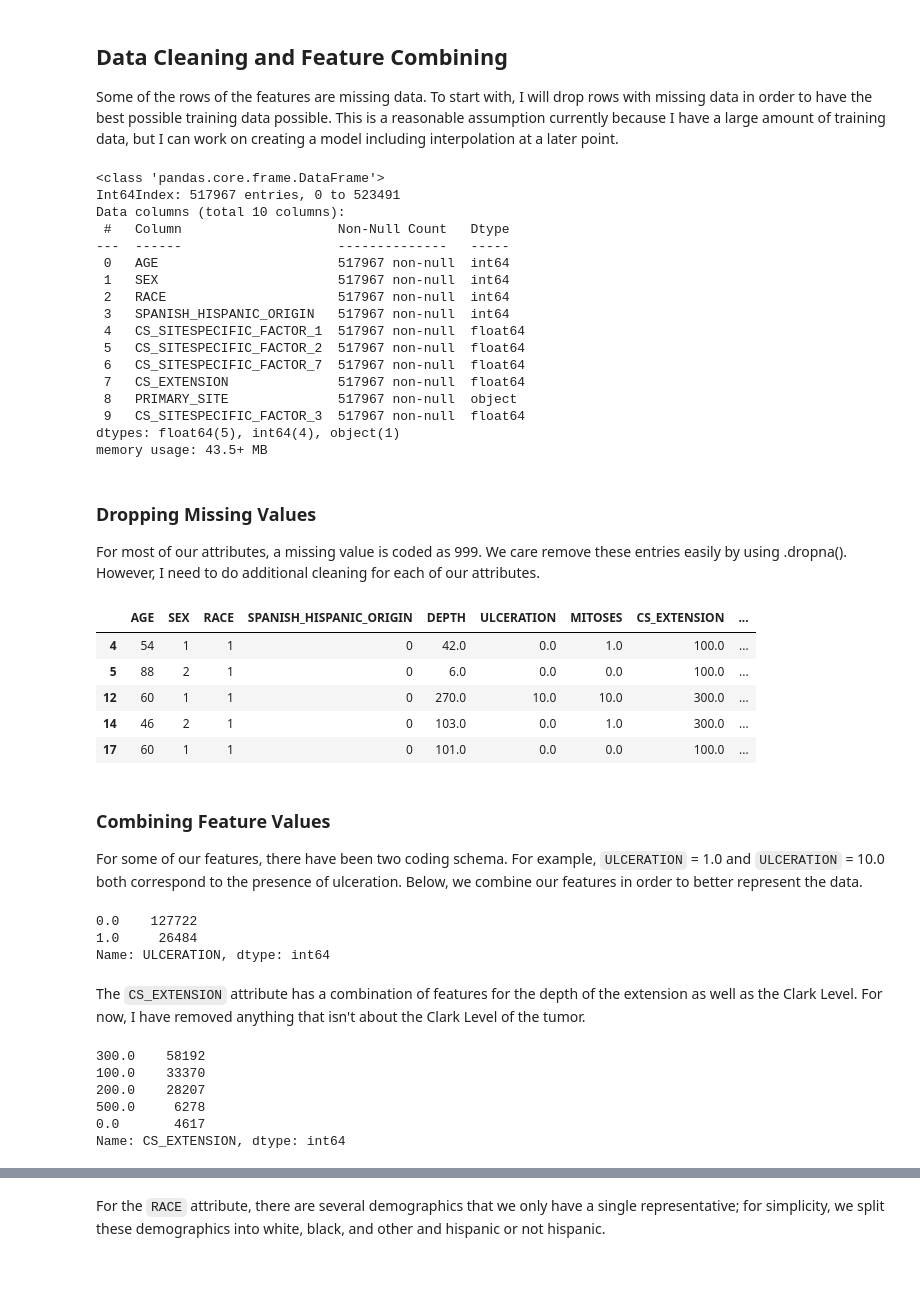
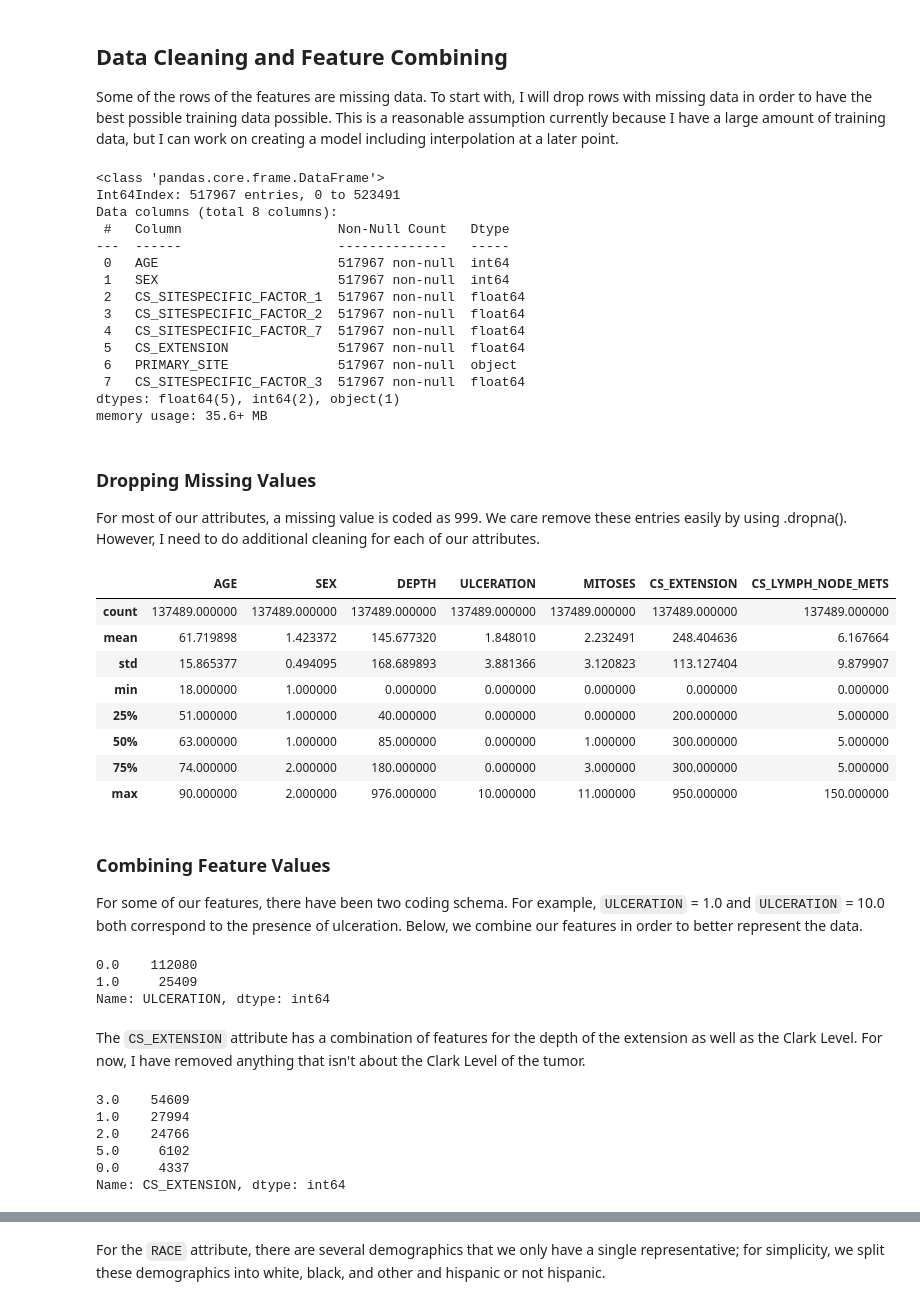
Before and after one commit to karenlarson/MelanomaSentinel, a Jupyter notebook: MelanomaSentinel.ipynb, the cells around one changed output, grey strips where cells are left out. Saved outputs shown, nothing was run; the diff lists cells and outputs as text; code cells hidden in the pictures; blank space fills up the shorter version.

```diff
--- a/MelanomaSentinel.ipynb
+++ b/MelanomaSentinel.ipynb
@@ -70,7 +70,7 @@ We are trying to calssify the patients into whether they had a positive lymph no
 
 Some of the rows of the features are missing data. To start with, I will drop rows with missing data in order to have the best possible training data possible. This is a reasonable assumption currently because I have a large amount of training data, but I can work on creating a model including interpolation at a later point.
 # %%
-attribs = ['AGE', 'SEX', 'RACE', 'SPANISH_HISPANIC_ORIGIN', 'CS_SITESPECIFIC_FACTOR_1', 'CS_SITESPECIFIC_FACTOR_2',
+attribs = ['AGE', 'SEX', 'CS_SITESPECIFIC_FACTOR_1', 'CS_SITESPECIFIC_FACTOR_2',
            'CS_SITESPECIFIC_FACTOR_7', 'CS_EXTENSION', 'PRIMARY_SITE', 'CS_SITESPECIFIC_FACTOR_3']
 #attribs = ['AGE', 'SEX', 'RACE', 'SPANISH_HISPANIC_ORIGIN', 'CS_SITESPECIFIC_FACTOR_1', 'CS_SITESPECIFIC_FACTOR_2',
 #           'CS_SITESPECIFIC_FACTOR_7', 'CS_EXTENSION', 'PRIMARY_SITE', 'REGIONAL_NODES_POSITIVE']
@@ -85,21 +85,19 @@ data.info()
 # %% [output]
 <class 'pandas.core.frame.DataFrame'>
 Int64Index: 517967 entries, 0 to 523491
-Data columns (total 10 columns):
+Data columns (total 8 columns):
  #   Column                    Non-Null Count   Dtype
 ---  ------                    --------------   -----
  0   AGE                       517967 non-null  int64
  1   SEX                       517967 non-null  int64
- 2   RACE                      517967 non-null  int64
- 3   SPANISH_HISPANIC_ORIGIN   517967 non-null  int64
- 4   CS_SITESPECIFIC_FACTOR_1  517967 non-null  float64
- 5   CS_SITESPECIFIC_FACTOR_2  517967 non-null  float64
- 6   CS_SITESPECIFIC_FACTOR_7  517967 non-null  float64
- 7   CS_EXTENSION              517967 non-null  float64
- 8   PRIMARY_SITE              517967 non-null  object
- 9   CS_SITESPECIFIC_FACTOR_3  517967 non-null  float64
-dtypes: float64(5), int64(4), object(1)
-memory usage: 43.5+ MB
+ 2   CS_SITESPECIFIC_FACTOR_1  517967 non-null  float64
+ 3   CS_SITESPECIFIC_FACTOR_2  517967 non-null  float64
+ 4   CS_SITESPECIFIC_FACTOR_7  517967 non-null  float64
+ 5   CS_EXTENSION              517967 non-null  float64
+ 6   PRIMARY_SITE              517967 non-null  object
+ 7   CS_SITESPECIFIC_FACTOR_3  517967 non-null  float64
+dtypes: float64(5), int64(2), object(1)
+memory usage: 35.6+ MB
 # %%
 #data['SPANISH_HISPANIC_ORIGIN'].value_counts() #9 means unknown if HISPANIC, 99 FOR RACE MEANS RACE UNKNOWN
 # %%
@@ -119,18 +117,21 @@ For most of our attributes, a missing value is coded as 999. We care remove thes
 # %%
 new_df = data[(data != 999).all(1)]
 new_df = new_df[new_df['DEPTH'] != 980]
-new_df = new_df[new_df['SPANISH_HISPANIC_ORIGIN'] != 9]
-new_df = new_df[new_df['MITOSES'] != 988]
+#new_df = new_df[new_df['SPANISH_HISPANIC_ORIGIN'] != 9]
+new_df = new_df[new_df['MITOSES'] <= 11]
 
 #new_df.info()
-new_df.head()
+new_df.describe()
 # %% [output]
-|  | AGE | SEX | RACE | SPANISH_HISPANIC_ORIGIN | DEPTH | ULCERATION | MITOSES | CS_EXTENSION | ... |
-| 4 | 54 | 1 | 1 | 0 | 42.0 | 0.0 | 1.0 | 100.0 | ... |
-| 5 | 88 | 2 | 1 | 0 | 6.0 | 0.0 | 0.0 | 100.0 | ... |
-| 12 | 60 | 1 | 1 | 0 | 270.0 | 10.0 | 10.0 | 300.0 | ... |
-| 14 | 46 | 2 | 1 | 0 | 103.0 | 0.0 | 1.0 | 300.0 | ... |
-| 17 | 60 | 1 | 1 | 0 | 101.0 | 0.0 | 0.0 | 100.0 | ... |
+|  | AGE | SEX | DEPTH | ULCERATION | MITOSES | CS_EXTENSION | CS_LYMPH_NODE_METS |
+| count | 137489.000000 | 137489.000000 | 137489.000000 | 137489.000000 | 137489.000000 | 137489.000000 | 137489.000000 |
+| mean | 61.719898 | 1.423372 | 145.677320 | 1.848010 | 2.232491 | 248.404636 | 6.167664 |
+| std | 15.865377 | 0.494095 | 168.689893 | 3.881366 | 3.120823 | 113.127404 | 9.879907 |
+| min | 18.000000 | 1.000000 | 0.000000 | 0.000000 | 0.000000 | 0.000000 | 0.000000 |
+| 25% | 51.000000 | 1.000000 | 40.000000 | 0.000000 | 0.000000 | 200.000000 | 5.000000 |
+| 50% | 63.000000 | 1.000000 | 85.000000 | 0.000000 | 1.000000 | 300.000000 | 5.000000 |
+| 75% | 74.000000 | 2.000000 | 180.000000 | 0.000000 | 3.000000 | 300.000000 | 5.000000 |
+| max | 90.000000 | 2.000000 | 976.000000 | 10.000000 | 11.000000 | 950.000000 | 150.000000 |
 # %% [markdown]
 ### Combining Feature Values
 For some of our features, there have been two coding schema. For example, `ULCERATION` = 1.0 and `ULCERATION` = 10.0 both correspond to the presence of ulceration. Below, we combine our features in order to better represent the data.
@@ -138,8 +139,8 @@ For some of our features, there have been two coding schema. For example, `ULCER
 new_df['ULCERATION'] = new_df['ULCERATION'].replace(10.0, 1.0)
 new_df['ULCERATION'].value_counts()
 # %% [output]
-0.0    127722
-1.0     26484
+0.0    112080
+1.0     25409
 Name: ULCERATION, dtype: int64
 # %% [markdown]
 The `CS_EXTENSION` attribute has a combination of features for the depth of the extension as well as the Clark Level. For now, I have removed anything that isn't about the Clark Level of the tumor.
@@ -149,13 +150,14 @@ new_df['CS_EXTENSION'] = new_df['CS_EXTENSION'].replace([
     310, 315, 320, 330, 335, 340, 350, 355, 360, 370, 375, 380, 400, 800, 950],
     [999, 999, 999, 999, 999, 999, 999, 999, 999, 999, 999, 999, 999, 999, 999])
 new_df = new_df[(new_df != 999).all(1)]
+new_df['CS_EXTENSION'] = new_df['CS_EXTENSION']/100
 new_df['CS_EXTENSION'].value_counts()
 # %% [output]
-300.0    58192
-100.0    33370
-200.0    28207
-500.0     6278
-0.0       4617
+3.0    54609
+1.0    27994
+2.0    24766
+5.0     6102
+0.0     4337
 Name: CS_EXTENSION, dtype: int64
 # %%
 #new_df['REGIONAL_NODES_POSITIVE'] = new_df['REGIONAL_NODES_POSITIVE'].replace(98, 0)
```
Also changed, not shown: parts of 18 cells of this notebook.
